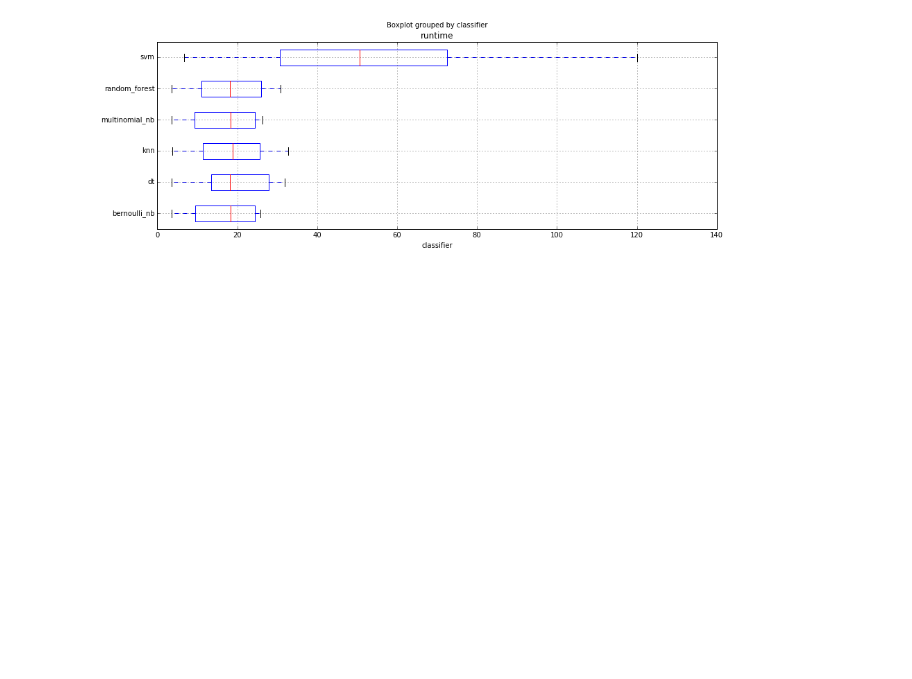
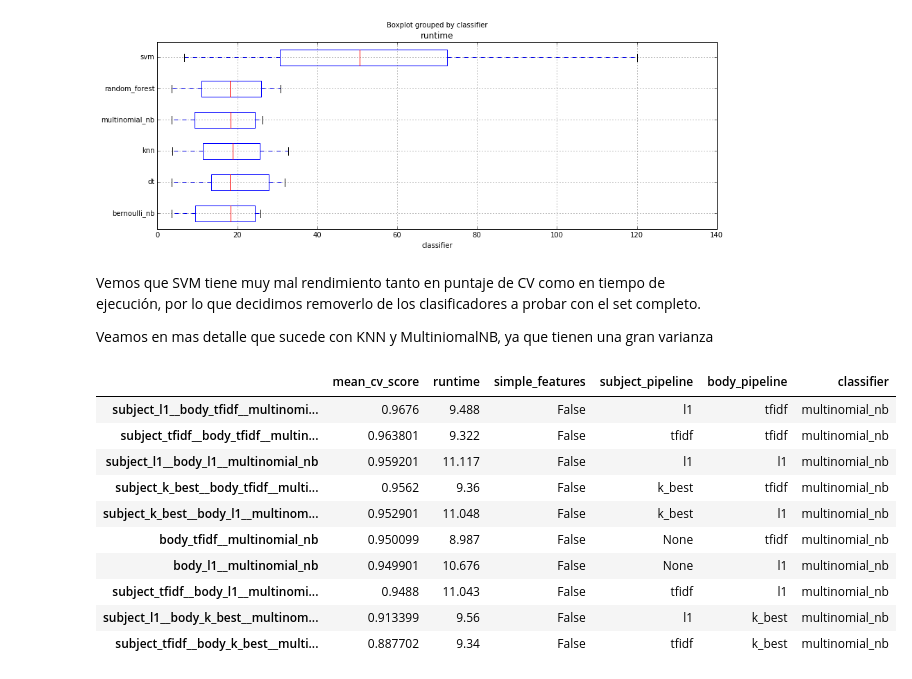
Before and after one commit to LautaroPetaccio/AA-TP, a Jupyter notebook: sanidad.ipynb, the cells around one changed output. Saved outputs shown, nothing was run; the diff lists cells and outputs as text; code cells hidden in the pictures; blank space fills up the shorter version.

```diff
--- a/sanidad.ipynb
+++ b/sanidad.ipynb
@@ -31,5 +31,5 @@ pipeline_types = [None, 'tfidf', 'k_best', 'l1', 'pca']
 classifier_types = ['dt', 'random_forest', 'bernoulli_nb', 'multinomial_nb', 'knn', 'svm']
 pipelines = build_all_pipelines(pipeline_types, pipeline_types, classifier_types)
 # %%
-scores, cv_times = evaluate_and_meassure(train_set.sample(10000), pipelines, 'sanity', cv=10, n_jobs=5)
+scores, cv_times = evaluate_and_measure(train_set.sample(10000), pipelines, 'sanity', cv=10, n_jobs=5)
 # %% [output]
@@ -80,3 +61,21 @@ summary_df.boxplot(column=['runtime'], by='classifier', vert=False)
 <matplotlib.axes._subplots.AxesSubplot at 0x...>
 [figure]
 [figure]
+# %% [markdown]
+Vemos que SVM tiene muy mal rendimiento tanto en puntaje de CV como en tiempo de ejecución, por lo que decidimos removerlo de los clasificadores a probar con el set completo.
+
+Veamos en mas detalle que sucede con KNN y MultiniomalNB, ya que tienen una gran varianza
+# %%
+summary_df[summary_df['classifier'] == 'multinomial_nb'].sort_values(by='mean_cv_score', ascending=False).head(10)
+# %% [output]
+|  | mean_cv_score | runtime | simple_features | subject_pipeline | body_pipeline | classifier |
+| subject_l1__body_tfidf__multinomi... | 0.9676 | 9.488 | False | l1 | tfidf | multinomial_nb |
+| subject_tfidf__body_tfidf__multin... | 0.963801 | 9.322 | False | tfidf | tfidf | multinomial_nb |
+| subject_l1__body_l1__multinomial_nb | 0.959201 | 11.117 | False | l1 | l1 | multinomial_nb |
+| subject_k_best__body_tfidf__multi... | 0.9562 | 9.36 | False | k_best | tfidf | multinomial_nb |
+| subject_k_best__body_l1__multinom... | 0.952901 | 11.048 | False | k_best | l1 | multinomial_nb |
+| body_tfidf__multinomial_nb | 0.950099 | 8.987 | False | None | tfidf | multinomial_nb |
+| body_l1__multinomial_nb | 0.949901 | 10.676 | False | None | l1 | multinomial_nb |
+| subject_tfidf__body_l1__multinomi... | 0.9488 | 11.043 | False | tfidf | l1 | multinomial_nb |
+| subject_l1__body_k_best__multinom... | 0.913399 | 9.56 | False | l1 | k_best | multinomial_nb |
+| subject_tfidf__body_k_best__multi... | 0.887702 | 9.34 | False | tfidf | k_best | multinomial_nb |
```
Also changed, not shown: parts of 10 cells of this notebook, 8 other files.
